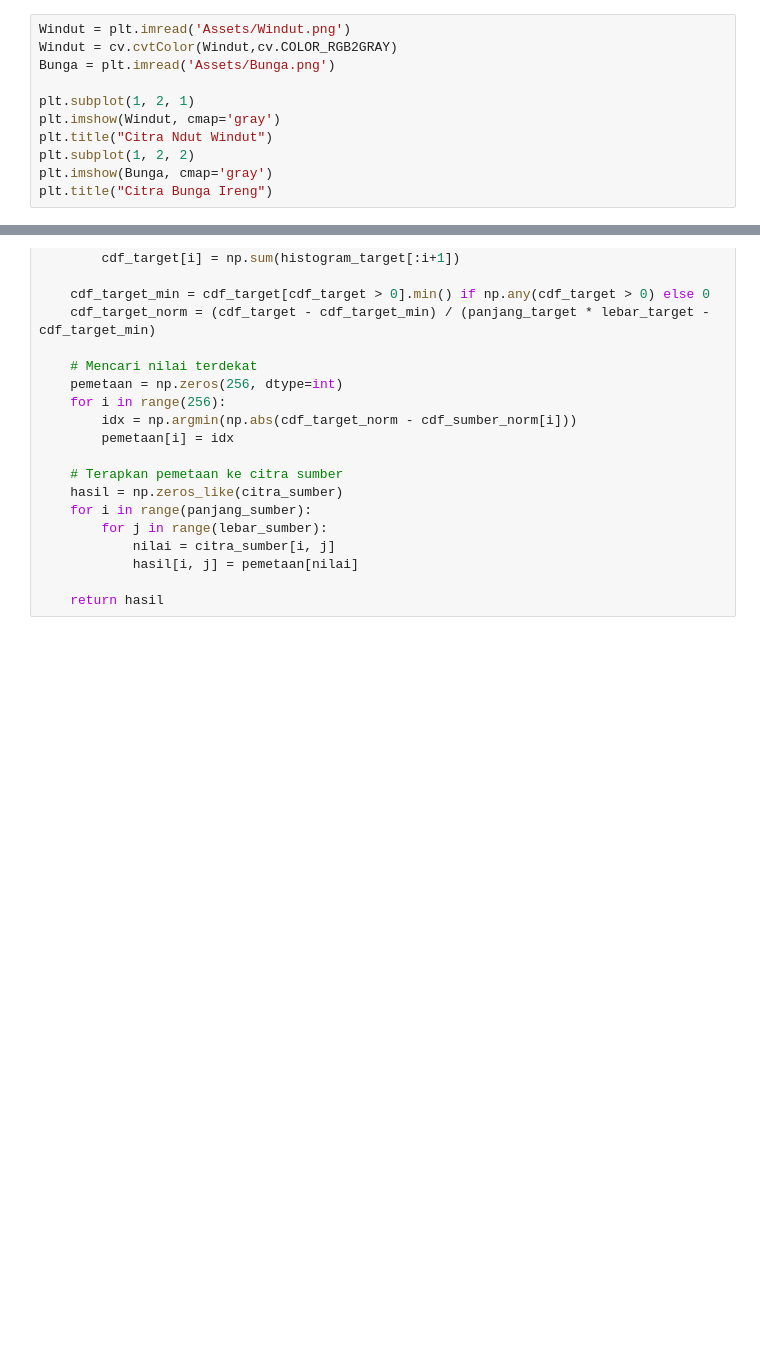
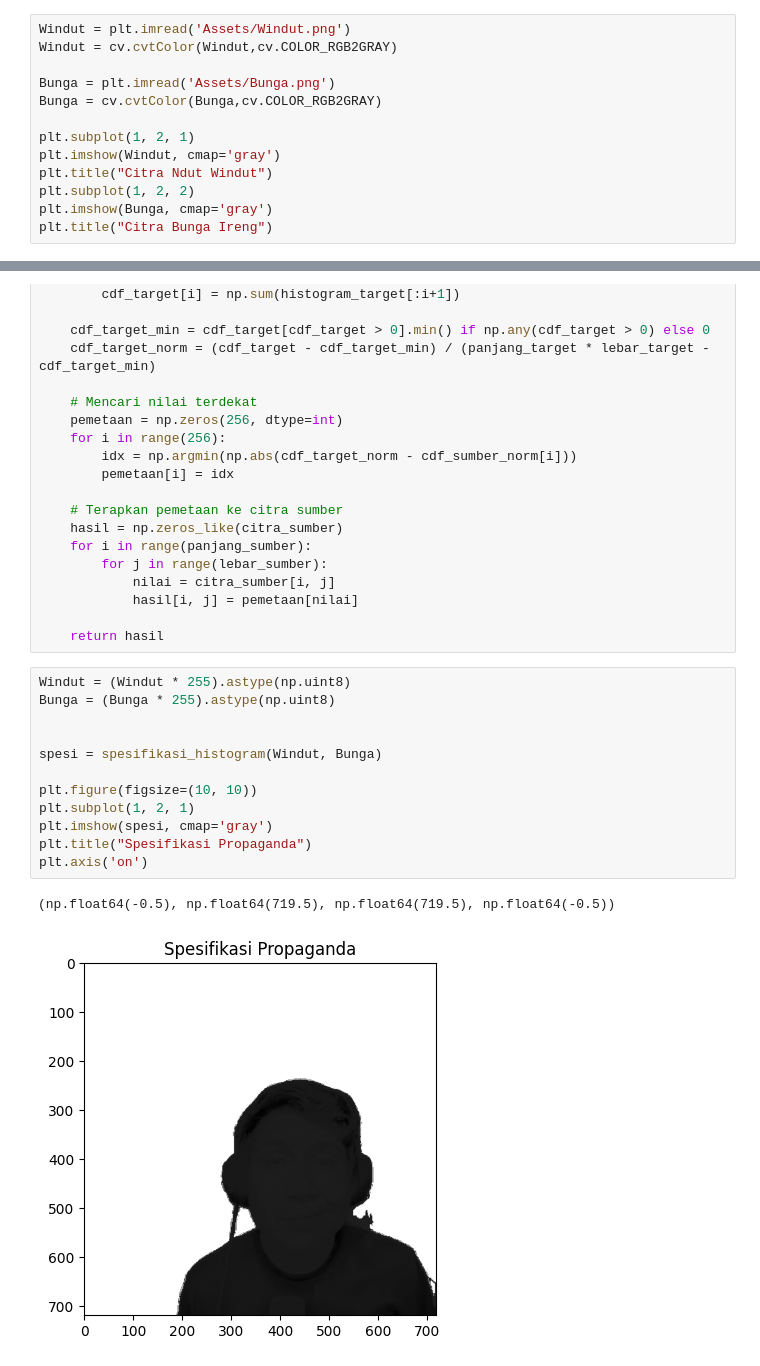
Before and after one commit to praktikum-pcd-2026/jurnal-modul-2-DendoyOfficial, a Jupyter notebook: modul2.ipynb, the cells around one changed output, grey strips where cells are left out. Saved outputs shown, nothing was run; the diff lists cells and outputs as text; blank space fills up the shorter version.

```diff
--- a/modul2.ipynb
+++ b/modul2.ipynb
@@ -181,7 +221,9 @@ Text(0, 0.5, 'Jumlah Pixel')
 # %%
 Windut = plt.imread('Assets/Windut.png')
 Windut = cv.cvtColor(Windut,cv.COLOR_RGB2GRAY)
+
 Bunga = plt.imread('Assets/Bunga.png')
+Bunga = cv.cvtColor(Bunga,cv.COLOR_RGB2GRAY)
 
 plt.subplot(1, 2, 1)
 plt.imshow(Windut, cmap='gray')
@@ -240,3 +296,18 @@ def spesifikasi_histogram(citra_sumber, citra_target):
             hasil[i, j] = pemetaan[nilai]
 
     return hasil
+# %%
+Windut = (Windut * 255).astype(np.uint8)
+Bunga = (Bunga * 255).astype(np.uint8)
+
+
+spesi = spesifikasi_histogram(Windut, Bunga)
+
+plt.figure(figsize=(10, 10))
+plt.subplot(1, 2, 1)
+plt.imshow(spesi, cmap='gray')
+plt.title("Spesifikasi Propaganda")
+plt.axis('on')
+# %% [output]
+(np.float64(-0.5), np.float64(719.5), np.float64(719.5), np.float64(-0.5))
+[figure, added]
```
Also changed, not shown: parts of 31 cells of this notebook.
